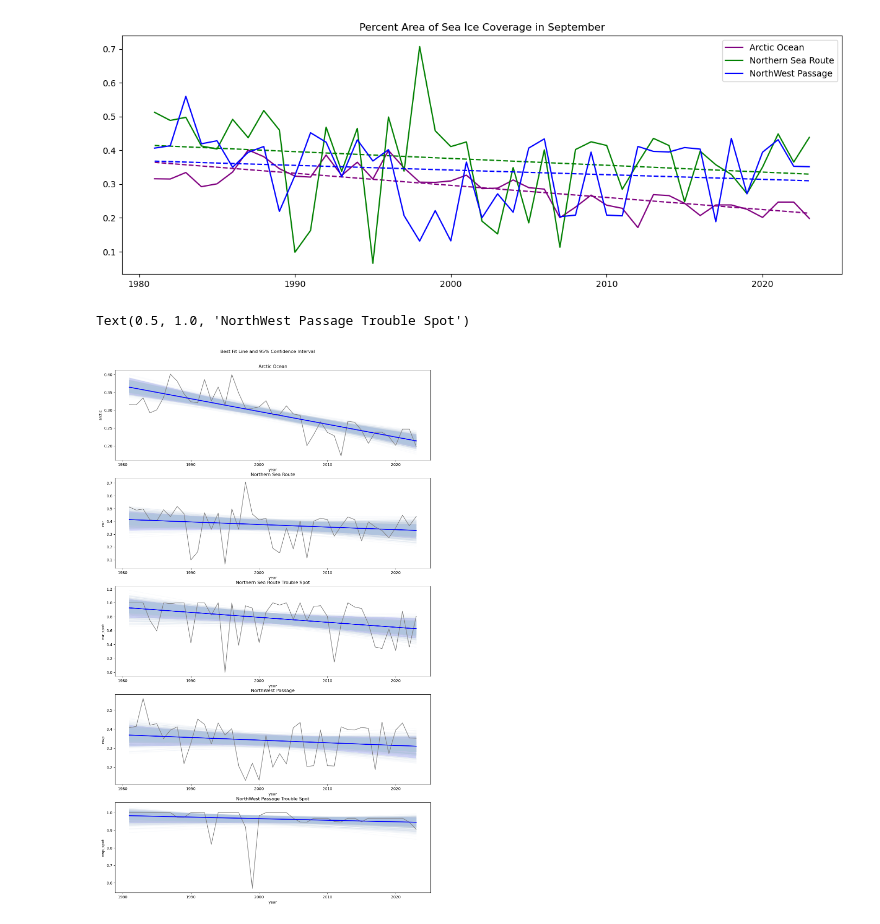
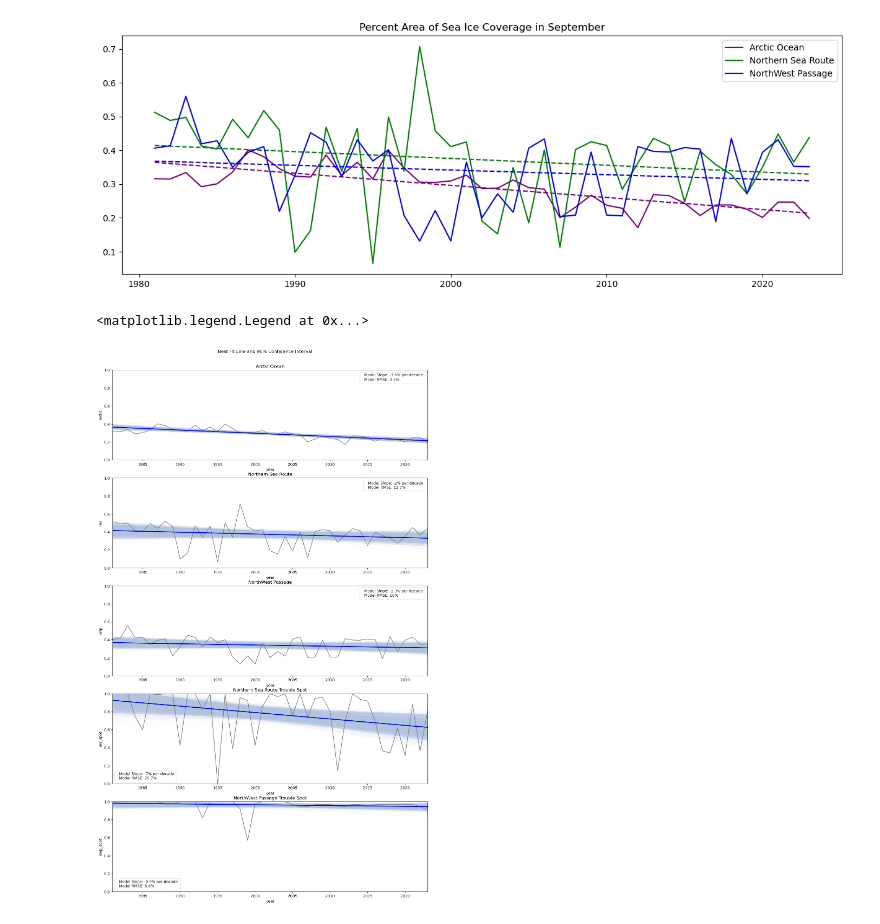
Before and after one commit to shelbykniss/Arctic-Sea-Ice-Trends, a Jupyter notebook: Trend Analysis.ipynb, the cells around one changed output. Drawn from its saved outputs; the diff is of its cells as text; code cells hidden in the pictures.

```diff
--- a/Trend Analysis.ipynb
+++ b/Trend Analysis.ipynb
@@ -220,44 +236,63 @@ arctic_bs = lin_bootstrap(data['year'].values, data['arctic'], arctic_lin_vals,
 
 nsr_bs = lin_bootstrap(data['year'].values, data['nsr'], nsr_lin_vals, 1000, data['year'].values)
 
+nsrts_bs = lin_bootstrap(data['year'].values, data['nsr_spot'], nsrts_lin_vals, 1000, data['year'].values)
+
 nwp_bs = lin_bootstrap(data['year'].values, data['nwp'], nwp_lin_vals, 1000, data['year'].values)
 
 nwpts_bs = lin_bootstrap(data['year'].values, data['nwp_spot'], nwpts_lin_vals, 1000, data['year'].values)
 # %%
 # Use seaborn to plot 95% CI for each linear regression model
 
 import seaborn as sns
 
 fig, ax = plt.subplots(5, 1, figsize=(15,25))
 fig.suptitle('Best Fit Line and 95% Confidence Interval', y=0.91)
 
+x = data['year']
+
 ax[0].plot(x, arctic_bs, color='lightsteelblue', alpha=0.05)
-ax[0].plot(x, data['arctic'], color='gray')
+ax[0].plot(x, data['arctic'], color='gray', label='Model Slope: -3.6% per decade \nModel RMSE: 3.5%')
 sns.regplot(data=data, x=data['year'], y=data['arctic'], scatter=False, n_boot=1000, line_kws=dict(color='blue'), ax=ax[0])
 ax[0].set_title('Arctic Ocean')
+ax[0].set_xlim(1981,2023)
+ax[0].set_ylim(0,1)
+ax[0].legend(handlelength=0)
 
 ax[1].plot(x, nsr_bs, color='lightsteelblue', alpha=0.05)
-ax[1].plot(x, data['nsr'], color='gray')
+ax[1].plot(x, data['nsr'], color='gray', label='Model Slope: -2% per decade \nModel RMSE: 12.7%')
 sns.regplot(data=data, x=data['year'], y=data['nsr'], scatter=False, n_boot=1000, line_kws=dict(color='blue'), ax=ax[1])
 ax[1].set_title('Northern Sea Route')
+ax[1].set_xlim(1981,2023)
+ax[1].set_ylim(0,1)
+ax[1].legend(handlelength=0)
 
-ax[2].plot(x, nsrts_bs, color='lightsteelblue', alpha=0.05)
-ax[2].plot(x, data['nsr_spot'], color='gray')
-sns.regplot(data=data, x=data['year'], y=data['nsr_spot'], scatter=False, n_boot=1000, line_kws=dict(color='blue'), ax=ax[2])
-ax[2].set_title('Northern Sea Route Trouble Spot')
+ax[2].plot(x, nwp_bs, color='lightsteelblue', alpha=0.05)
+ax[2].plot(x, data['nwp'], color='gray', label='Model Slope: -1.3% per decade \nModel RMSE: 10%')
+sns.regplot(data=data, x=data['year'], y=data['nwp'], scatter=False, n_boot=1000, line_kws=dict(color='blue'), ax=ax[2])
+ax[2].set_title('NorthWest Passage')
+ax[2].set_xlim(1981,2023)
+ax[2].set_ylim(0,1)
+ax[2].legend(handlelength=0)
 
-ax[3].plot(x, nwp_bs, color='lightsteelblue', alpha=0.05)
-ax[3].plot(x, data['nwp'], color='gray')
-sns.regplot(data=data, x=data['year'], y=data['nwp'], scatter=False, n_boot=1000, line_kws=dict(color='blue'), ax=ax[3])
-ax[3].set_title('NorthWest Passage')
+ax[3].plot(x, nsrts_bs, color='lightsteelblue', alpha=0.05)
+ax[3].plot(x, data['nsr_spot'], color='gray', label='Model Slope: -7% per decade \nModel RMSE: 25.7%')
+sns.regplot(data=data, x=data['year'], y=data['nsr_spot'], scatter=False, n_boot=1000, line_kws=dict(color='blue'), ax=ax[3])
+ax[3].set_title('Northern Sea Route Trouble Spot')
+ax[3].set_xlim(1981,2023)
+ax[3].set_ylim(0,1)
+ax[3].legend(handlelength=0)
 
 ax[4].plot(x, nwpts_bs, color='lightsteelblue', alpha=0.05)
-ax[4].plot(x, data['nwp_spot'], color='gray')
+ax[4].plot(x, data['nwp_spot'], color='gray', label='Model Slope: -0.9% per decade \nModel RMSE: 6.9%')
 sns.regplot(data=data, x=data['year'], y=data['nwp_spot'], scatter=False, n_boot=1000, line_kws=dict(color='blue'), ax=ax[4])
 ax[4].set_title('NorthWest Passage Trouble Spot')
+ax[4].set_xlim(1981,2023)
+ax[4].set_ylim(0,1)
+ax[4].legend(handlelength=0)
 # %% [output]
-Text(0.5, 1.0, 'NorthWest Passage Trouble Spot')
+<matplotlib.legend.Legend at 0x...>
-[figure, old version]
+[figure, new version]
 # %%
 # Project the linear models and bootstraps to 2100
 
```
Also changed, not shown: parts of 7 cells of this notebook.
